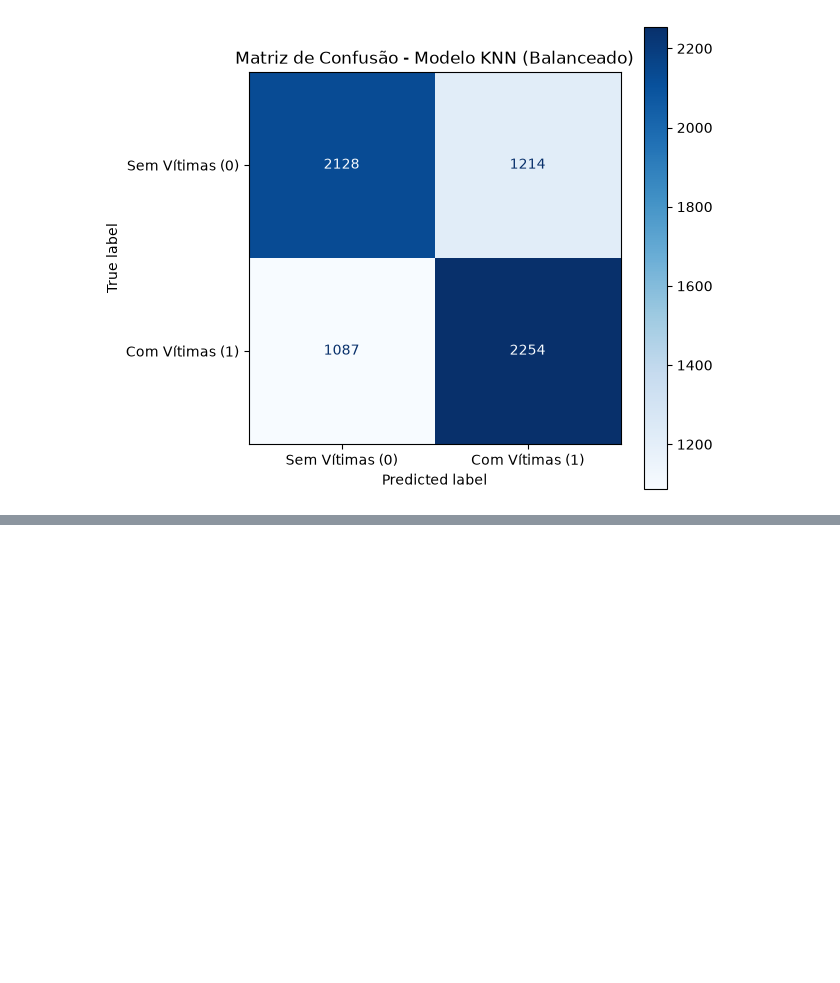
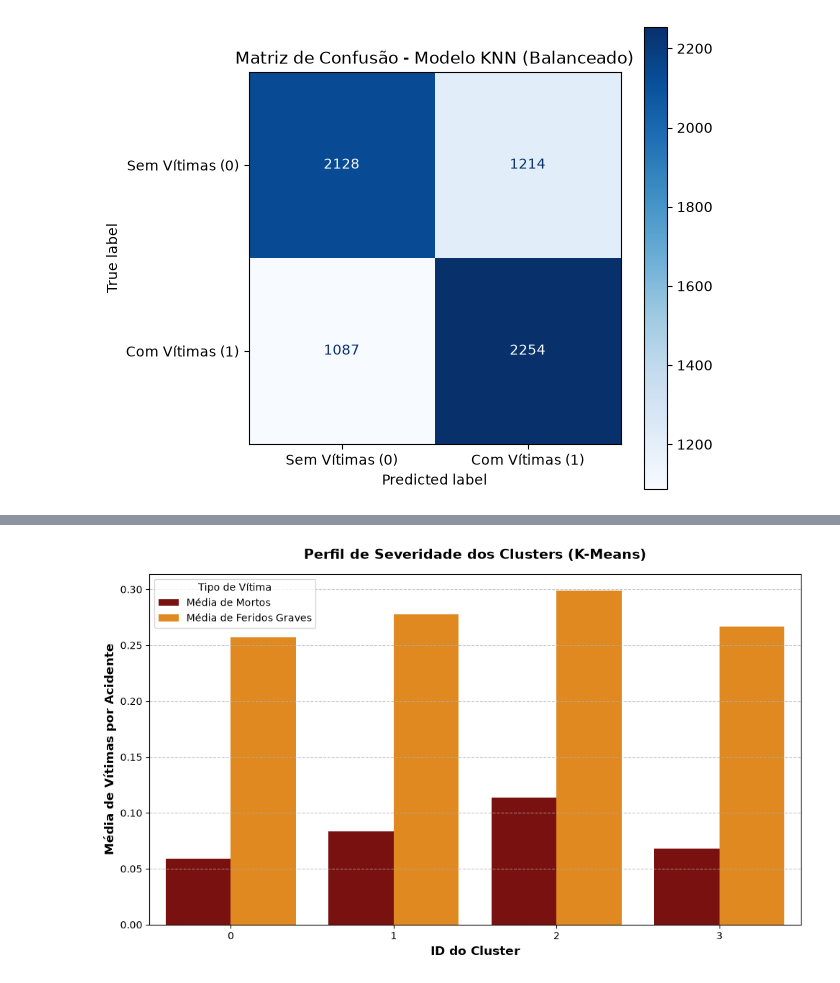
Before and after one commit to luis-fernandoh/projeto_final_ciencia_de_dados, a Jupyter notebook: TP2.ipynb, the cells around one changed output, grey strips where cells are left out. Saved outputs shown, nothing was run; the diff lists cells and outputs as text; code cells hidden in the pictures; blank space fills up the shorter version.

Commit message:
K-Means

```diff
--- a/TP2.ipynb
+++ b/TP2.ipynb
@@ -578,0 +618,38 @@ plt.show()
+# %%
+# 1. Preparando os dados (transformando colunas em linhas para o gráfico)
+df_plot = profilagem_condicoes.melt(
+    id_vars=['cluster_id', 'horario_comum', 'via_comum', 'clima_comum'],
+    value_vars=['media_mortos', 'media_feridos_graves'],
+    var_name='tipo_vitima',
+    value_name='media'
+)
+
+# 2. Ajustando os nomes para a legenda do gráfico
+df_plot['tipo_vitima'] = df_plot['tipo_vitima'].replace({
+    'media_mortos': 'Média de Mortos',
+    'media_feridos_graves': 'Média de Feridos Graves'
+})
+
+# 3. Configurando a figura
+fig, ax = plt.subplots(figsize=(10, 6))
+
+# 4. Criando o gráfico de barras agrupadas
+sns.barplot(
+    data=df_plot,
+    x='cluster_id',
+    y='media',
+    hue='tipo_vitima',
+    palette=['#8B0000', '#FF8C00'] # Cores de alerta: Vermelho escuro e Laranja
+)
+
+# 5. Customização visual para o relatório
+plt.title("Perfil de Severidade dos Clusters (K-Means)", fontsize=14, weight='bold', pad=15)
+plt.xlabel("ID do Cluster", fontsize=12, weight='bold')
+plt.ylabel("Média de Vítimas por Acidente", fontsize=12, weight='bold')
+plt.legend(title="Tipo de Vítima", fontsize=10)
+
+plt.grid(axis='y', linestyle='--', alpha=0.7)
+plt.tight_layout()
+plt.show()
+# %% [output]
+[figure, added]
```
Also changed, not shown: parts of 1 cell of this notebook.
